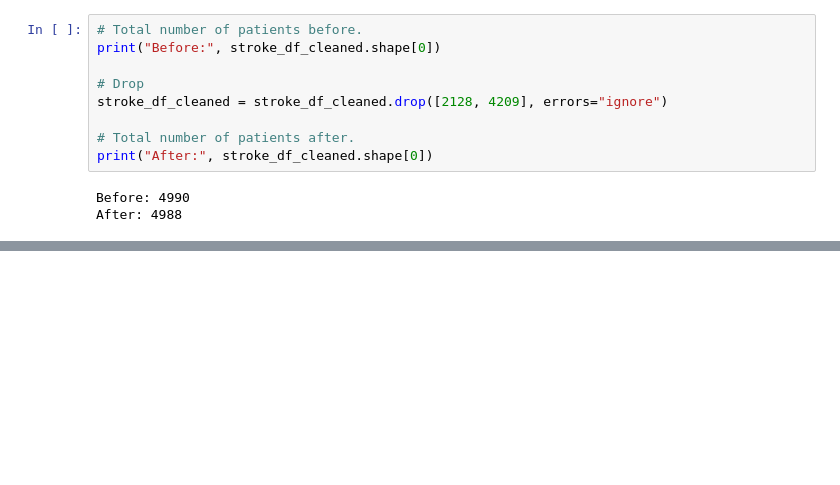
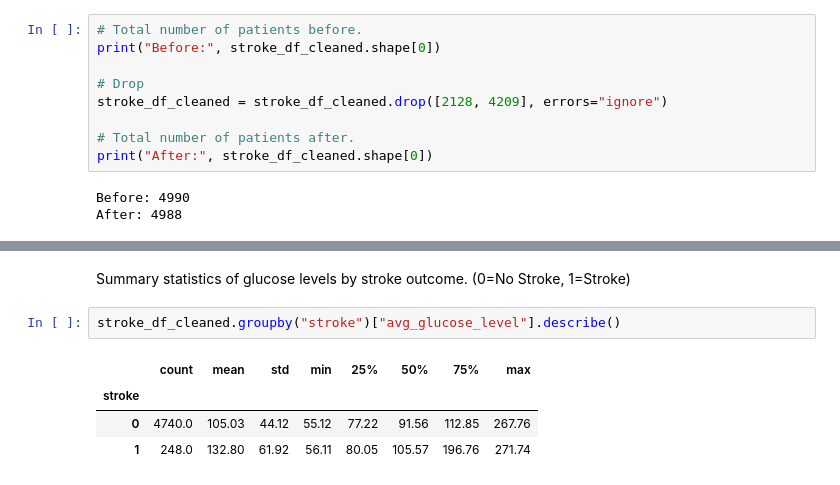
Before and after one commit to Yasir-4/data-science-practice, a Jupyter notebook: projects/mini-projects/stroke-analysis-mini-project.ipynb, the cells around one changed output, grey strips where cells are left out. Drawn from its saved outputs; the diff is of its cells as text; blank space fills up the shorter version.

```diff
--- a/projects/mini-projects/stroke-analysis-mini-project.ipynb
+++ b/projects/mini-projects/stroke-analysis-mini-project.ipynb
@@ -537,0 +576,9 @@ After: 4988
+# %% [markdown]
+Summary statistics of glucose levels by stroke outcome. (0=No Stroke, 1=Stroke)
+# %%
+stroke_df_cleaned.groupby("stroke")["avg_glucose_level"].describe()
+# %% [output]
+|  | count | mean | std | min | 25% | 50% | 75% | max |
+| stroke |  |  |  |  |  |  |  |  |
+| 0 | 4740.0 | 105.03 | 44.12 | 55.12 | 77.22 | 91.56 | 112.85 | 267.76 |
+| 1 | 248.0 | 132.80 | 61.92 | 56.11 | 80.05 | 105.57 | 196.76 | 271.74 |
```
Also changed, not shown: parts of 27 cells of this notebook.
